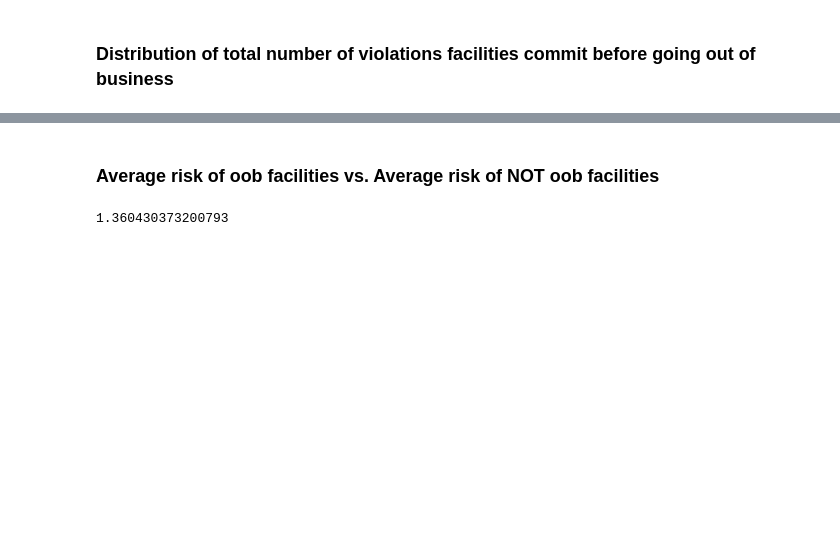
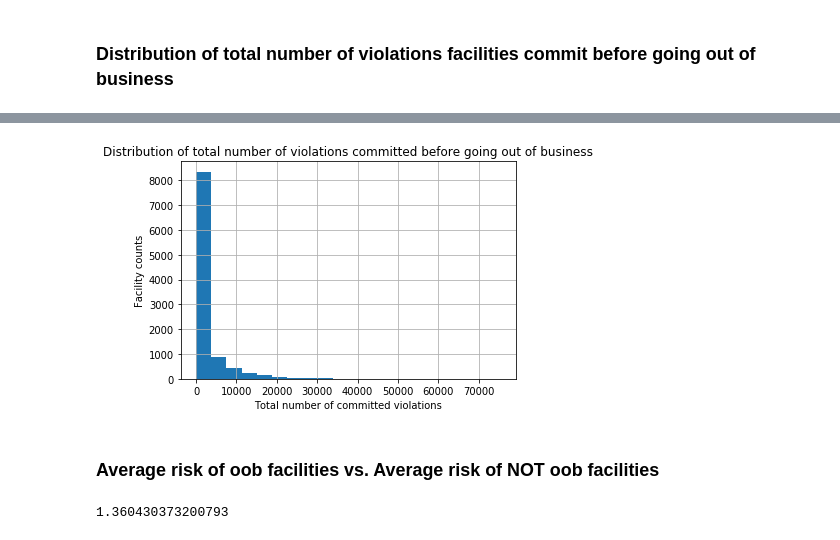
Before and after one commit to RubinDaija/epfl-ada-2019-project, a Jupyter notebook: project_violations_distribution.ipynb, the cells around one changed output, grey strips where cells are left out. Cells and saved outputs as stored; diff of their text form; code cells hidden in the pictures; blank space fills up the shorter version.

```diff
--- a/project_violations_distribution.ipynb
+++ b/project_violations_distribution.ipynb
@@ -672,0 +663,4 @@ oob_grouped_by_fac.head()
+# %%
+dup_oob['Violations'].update(violation_nums_oob['Violations'])
+dup_oob['Number of Violations'] = dup_oob.Violations.apply(lambda x: len(x)) # create num of violations column
+#dup_oob.head(10)
@@ -673,3 +676,12 @@ oob_grouped_by_fac.head()
+# %%
+sum_vios = dup_oob.groupby(['DBA Name', 'Latitude', 'Longitude'])['Number of Violations'].sum()
+sum_vios.hist(bins=20)
+plt.title('Distribution of total number of violations committed before going out of business')
+plt.xlabel('Total number of committed violations')
+plt.ylabel('Facility counts')
+plt.show()
+# %% [output]
+[figure, added]
 # %% [markdown]
 ### **Average risk of oob facilities vs. Average risk of NOT oob facilities**
 # %%
```
Also changed, not shown: parts of 10 cells of this notebook.
